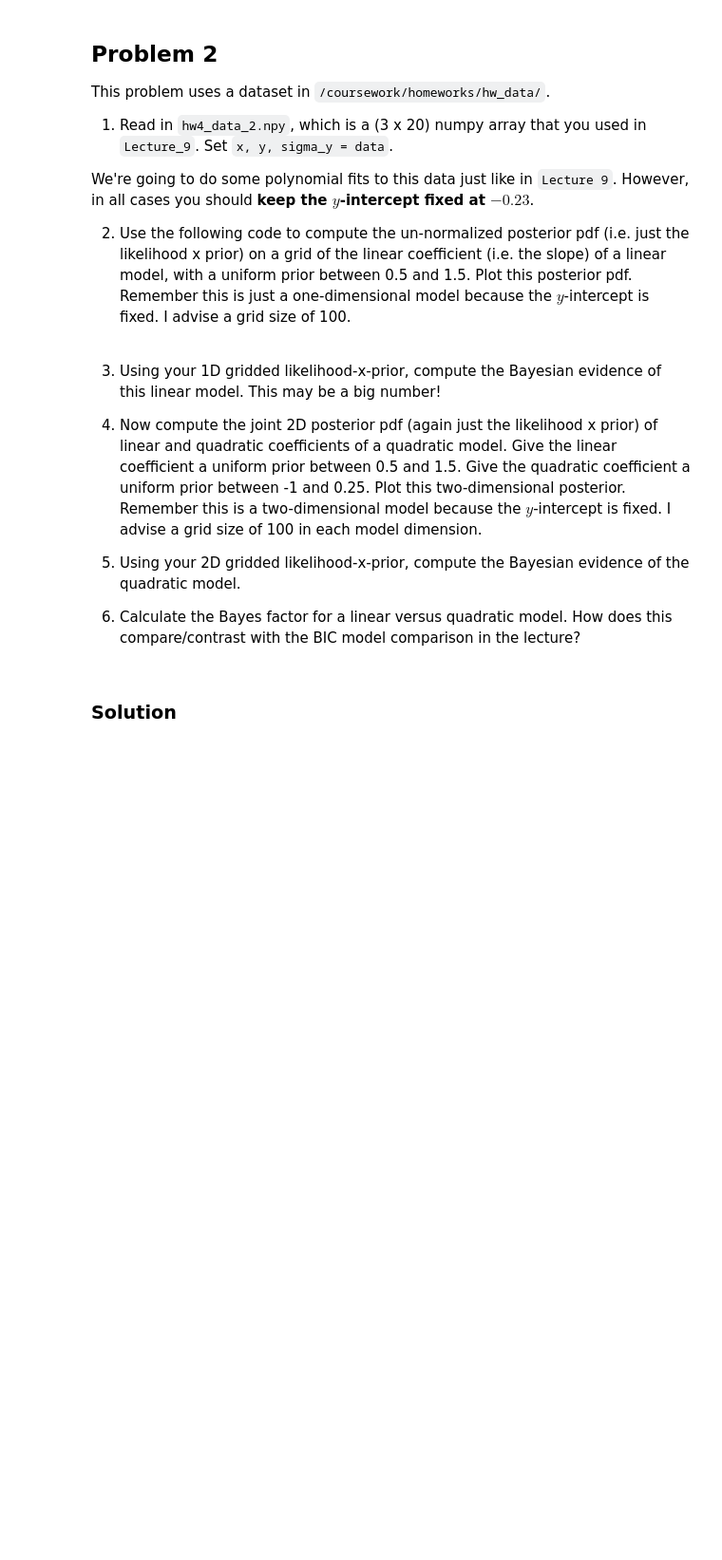
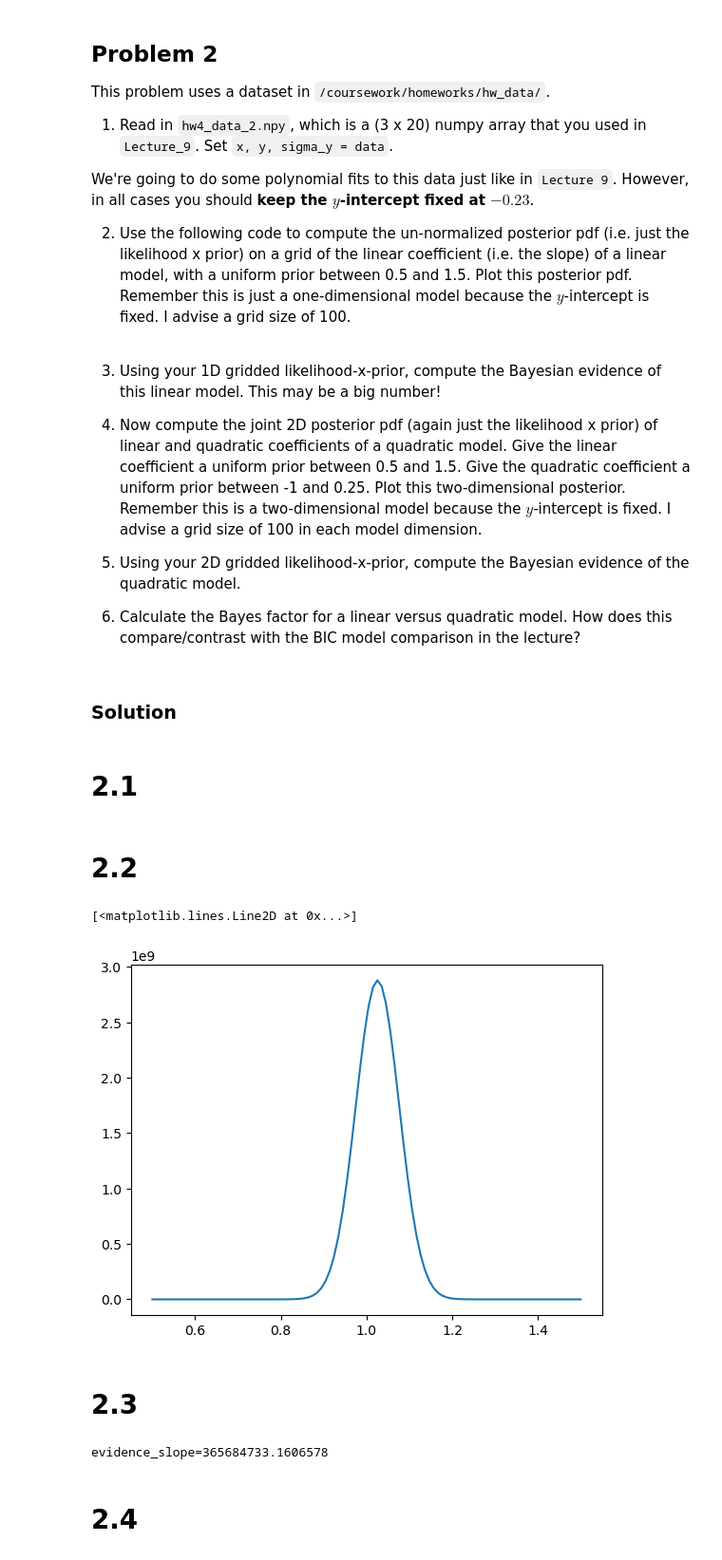
Before and after one commit to VanderbiltAstronomy/astr_8070_s24, a Jupyter notebook: coursework/student_folders/levi_schult/hws/vu_astr8070_s24_hw4_levischult.ipynb, the cells around one changed output. Shown at 95% size. Saved outputs shown, nothing was run; the diff lists cells and outputs as text; code cells hidden in the pictures; blank space fills up the shorter version.

```diff
--- a/coursework/student_folders/levi_schult/hws/vu_astr8070_s24_hw4_levischult.ipynb
+++ b/coursework/student_folders/levi_schult/hws/vu_astr8070_s24_hw4_levischult.ipynb
@@ -352,3 +352,37 @@ def logL(theta, data, model=polynomial_fit):
 6) Calculate the Bayes factor for a linear versus quadratic model. How does this compare/contrast with the BIC model comparison in the lecture?
 # %% [markdown]
 ### Solution
+# %% [markdown]
+# 2.1
+# %%
+data2 = np.load('../../../homeworks/hw_data/hw4_data_2.npy')
+# %%
+x, y, sigma_y = data2
+# %% [markdown]
+# 2.2
+# %%
+def slopeuniformprior(x): return uniform(loc=0.5, scale=1).pdf(x)
+
+# LSS adding intercept at start of array
+slopegrid = np.linspace(0.5, 1.5, 100)
+int_slope_arr = np.zeros((2, 100))
+int_slope_arr[1, :] = slopegrid
+int_slope_arr[0, :] = -0.23
+post_slope = np.zeros((100))
+
+for idx in range(100):
+    post_slope[idx] = np.exp(logL(int_slope_arr[:, idx], data2)) * slopeuniformprior(slopegrid[idx])
+# %%
+plt.plot(slopegrid, post_slope)
+# %% [output]
+[<matplotlib.lines.Line2D at 0x...>]
+[figure, added]
+# %% [markdown]
+# 2.3
+# %%
+evidence_slope = np.sum(post_slope)*(slopegrid[1]-slopegrid[0])
+print(f'{evidence_slope=}')
+# %% [output]
+evidence_slope=365684733.1606578
+# %% [markdown]
+# 2.4
```
Also changed, not shown: parts of 18 cells of this notebook.
